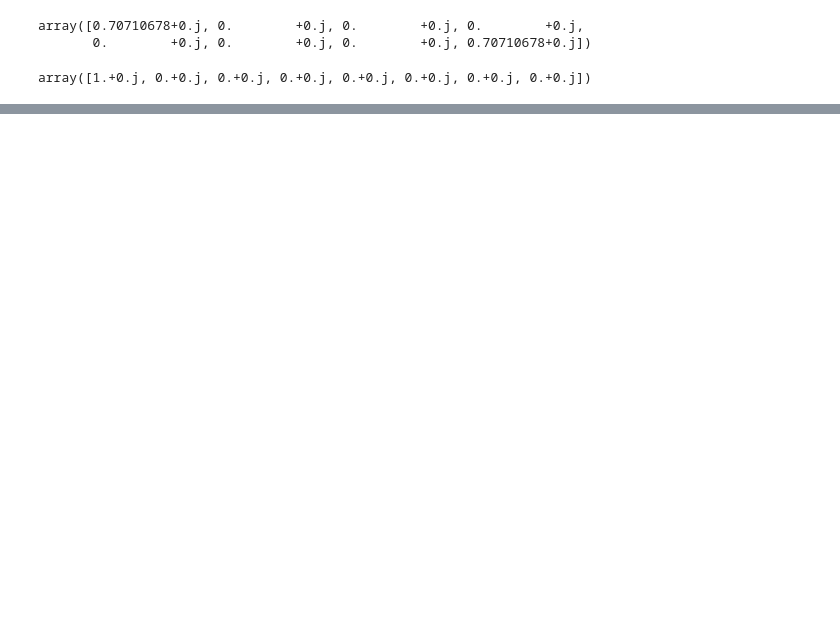
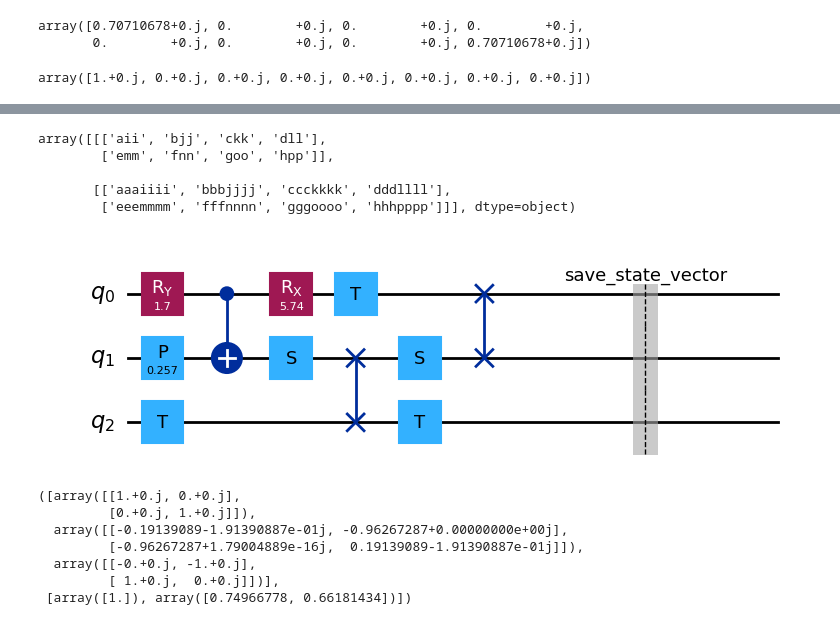
Before and after one commit to king-p3nguin/basic-qc-simulator, a Jupyter notebook: examples/matrix_product_state.ipynb, the cells around one changed output, grey strips where cells are left out. Cells and saved outputs as stored; diff of their text form; code cells hidden in the pictures; blank space fills up the shorter version.

```diff
--- a/examples/matrix_product_state.ipynb
+++ b/examples/matrix_product_state.ipynb
@@ -69,0 +91,10 @@ qsim.run(qc).result().data(0)
+# %%
+obj_array = np.array([[["a", "b", "c", "d"], ["e", "f", "g", "h"]], [["i", "j", "k", "l"], ["m", "n", "o", "p"]]], dtype=object)
+
+np.tensordot([[1, 2], [3, 4]], obj_array, axes=1)
+# %% [output]
+array([[['aii', 'bjj', 'ckk', 'dll'],
+        ['emm', 'fnn', 'goo', 'hpp']],
+
+       [['aaaiiii', 'bbbjjjj', 'ccckkkk', 'dddllll'],
+        ['eeemmmm', 'fffnnnn', 'gggoooo', 'hhhpppp']]], dtype=object)
@@ -69,0 +137,31 @@ qsim.run(qc).result().data(0)
+# %%
+from basic_qc_simulator import Circuit
+from basic_qc_simulator.simulators import MatrixProductStateSimulator, StateVectorSimulator
+import numpy as np
+import logging
+
+# logger = logging.getLogger("basic_qc_simulator")
+# logger.setLevel(logging.DEBUG)
+# if not logger.hasHandlers():
+#     logger.addHandler(logging.StreamHandler())
+
+circ = generate_random_circuit(3, 3, 0)
+
+circ.save_result("state_vector")
+display(circ.draw("mpl"))
+
+sim = StateVectorSimulator()
+sim.run(circ)
+sv = sim.results[0].result
+
+# MatrixProductStateSimulator._state_vector_to_left_canonical_matrix_product_state(sv, truncate=True)
+MatrixProductStateSimulator._state_vector_to_vidal_matrix_product_state(sv, truncate=True)
+# %% [output]
+[figure, added]
+([array([[1.+0.j, 0.+0.j],
+         [0.+0.j, 1.+0.j]]),
+  array([[-0.19139089-1.91390887e-01j, -0.96267287+0.00000000e+00j],
+         [-0.96267287+1.79004889e-16j,  0.19139089-1.91390887e-01j]]),
+  array([[-0.+0.j, -1.+0.j],
+         [ 1.+0.j,  0.+0.j]])],
+ [array([1.]), array([0.74966778, 0.66181434])])
```
Also changed, not shown: parts of 5 cells of this notebook, 2 other files.
